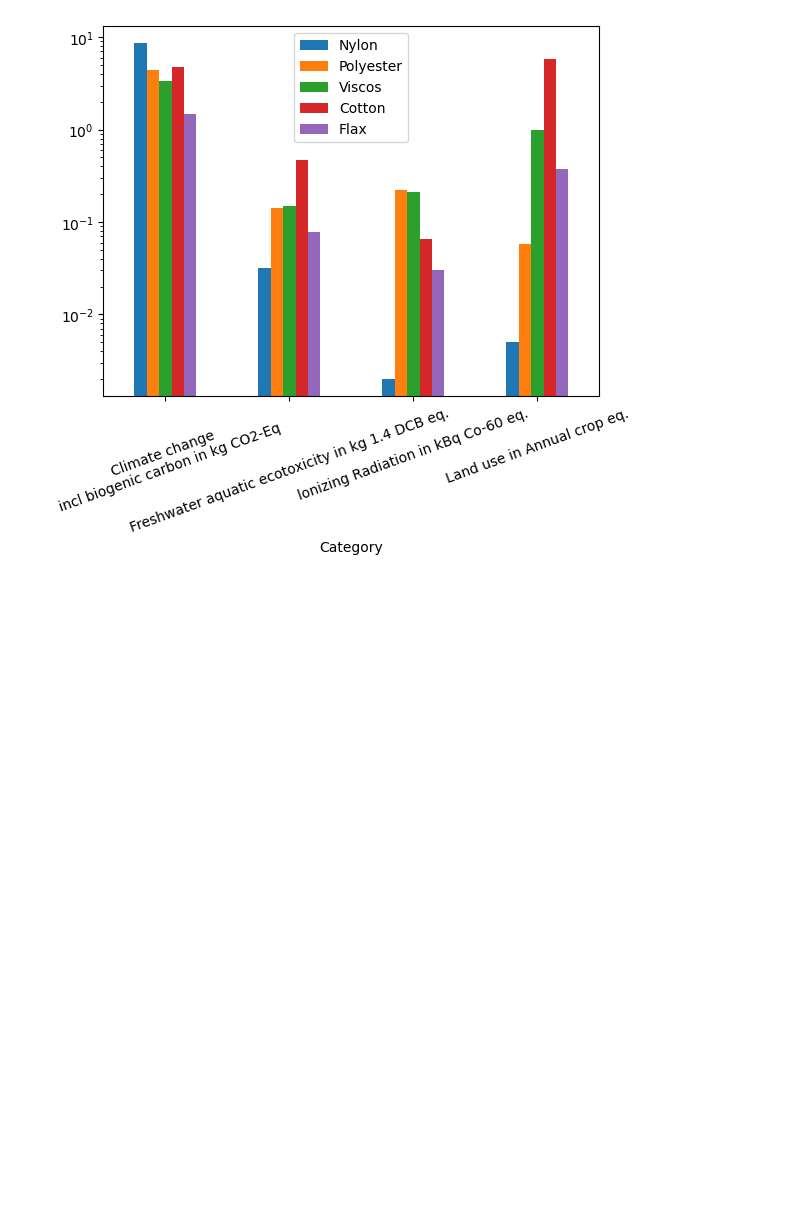
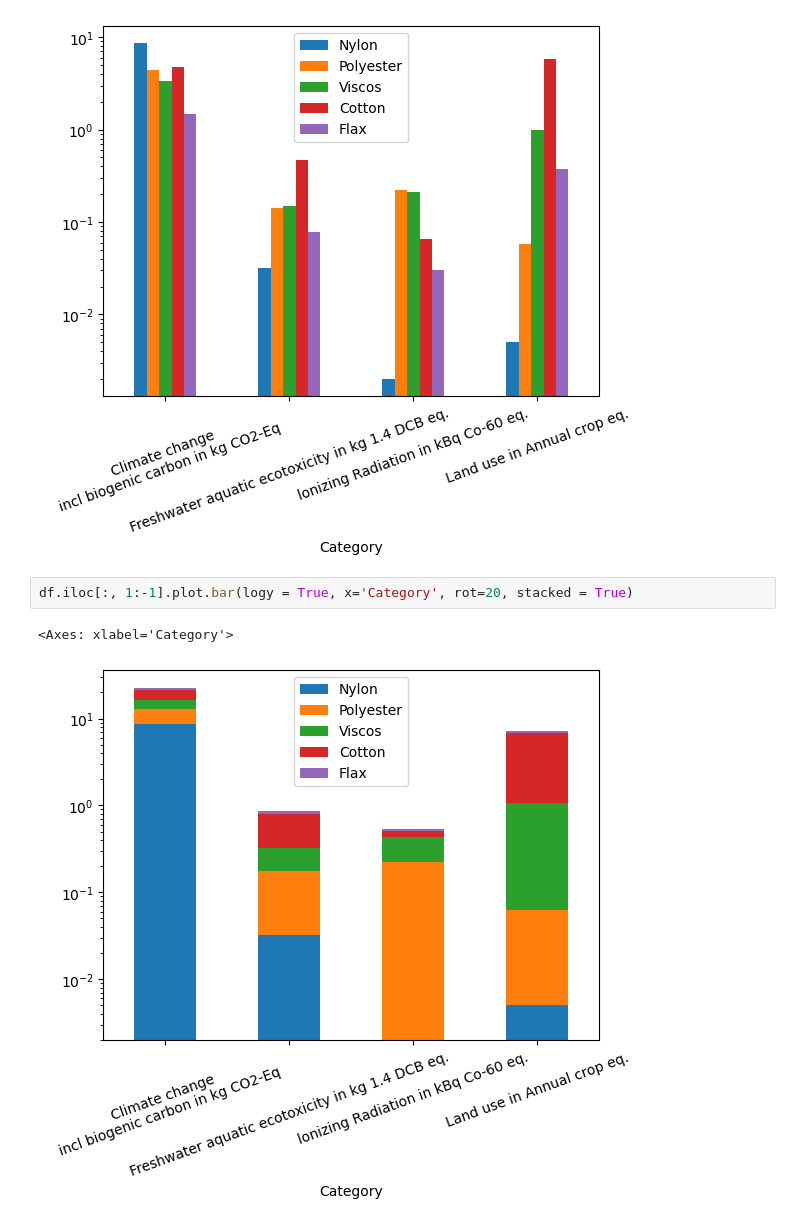
Before and after one commit to emilbreustedt/AWSI, a Jupyter notebook: Stoffemissionen/graphs.ipynb, the cells around one changed output. Saved outputs shown, nothing was run; the diff lists cells and outputs as text; blank space fills up the shorter version.

```diff
--- a/Stoffemissionen/graphs.ipynb
+++ b/Stoffemissionen/graphs.ipynb
@@ -39,3 +39,8 @@ df.iloc[:, 1:-1].plot.bar(logy = True, x='Category', rot=20)
 # %% [output]
 <Axes: xlabel='Category'>
 [figure]
+# %%
+df.iloc[:, 1:-1].plot.bar(logy = True, x='Category', rot=20, stacked = True)
+# %% [output]
+<Axes: xlabel='Category'>
+[figure, added]
```
Also changed, not shown: 1 other file.
